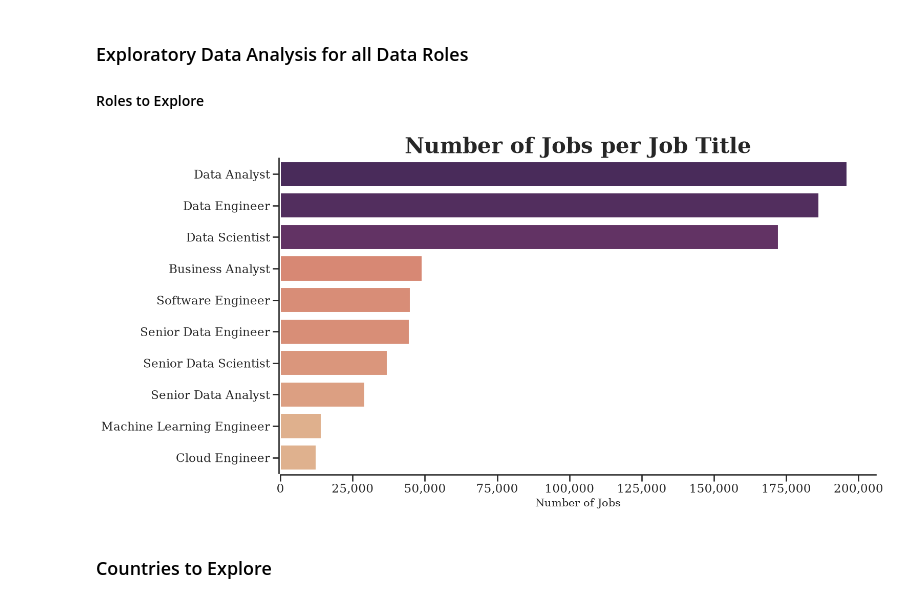
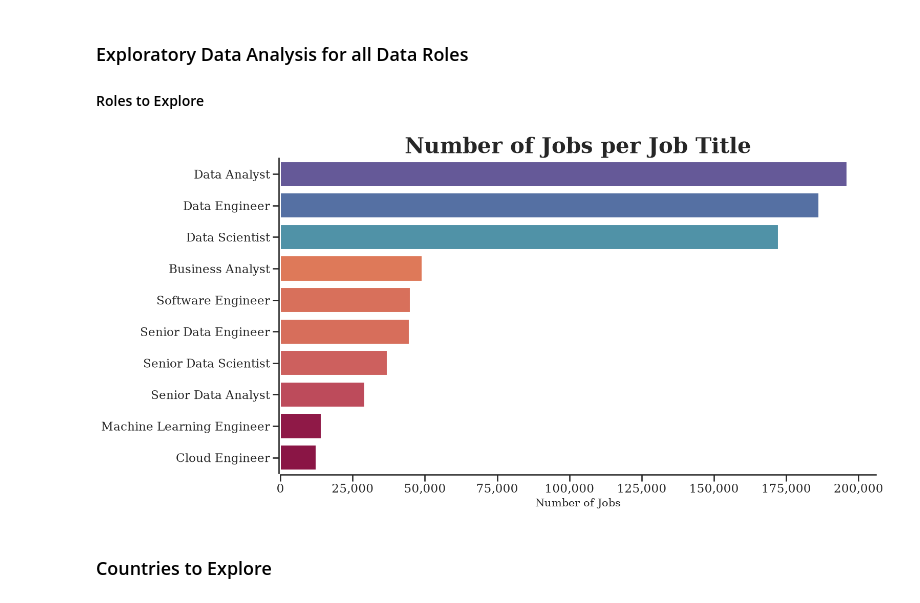
Before and after one commit to JohnnyQuant/Python_Data_Project, a Jupyter notebook: Project/1_EDA_Intro.ipynb, the cells around one changed output. Saved outputs shown, nothing was run; the diff lists cells and outputs as text; code cells hidden in the pictures.

```diff
--- a/Project/1_EDA_Intro.ipynb
+++ b/Project/1_EDA_Intro.ipynb
@@ -52,36 +52,36 @@ fig, ax = plt.subplots(figsize = (15, 8))
 
 sns.set_theme(
                 style='ticks'
-                , palette = 'deep'
+                , palette = 'Spectral'
                 , context="talk"
                 , font = 'serif'
                 , font_scale = 1)
 
 sns.barplot(
             data = df_job_count
             , x = 'count'
             , y = 'job_title_short'
             , hue = 'count'
-            , palette = 'flare'
+            , palette = 'Spectral'
             , legend = False)
 
 sns.despine(offset=2)
 
 plt.title(
             'Number of Jobs per Job Title'
             , fontdict={'fontsize': 30, 'fontweight': 'bold'})
 
 plt.xlabel(
             'Number of Jobs'
             , fontdict={'fontsize': 15})
 
 plt.ylabel('')
 
 plt.gca().xaxis.set_major_formatter(plt.FuncFormatter(lambda x, _: f'{int(x):,}'))
 
 plt.show()
 # %% [output]
-[figure, old version]
+[figure, new version]
 # %% [markdown]
 ### Countries to Explore
 # %%
```
Also changed, not shown: parts of 3 cells of this notebook.
